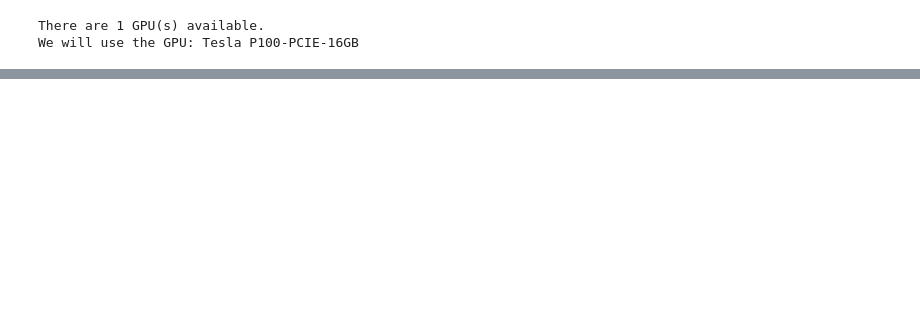
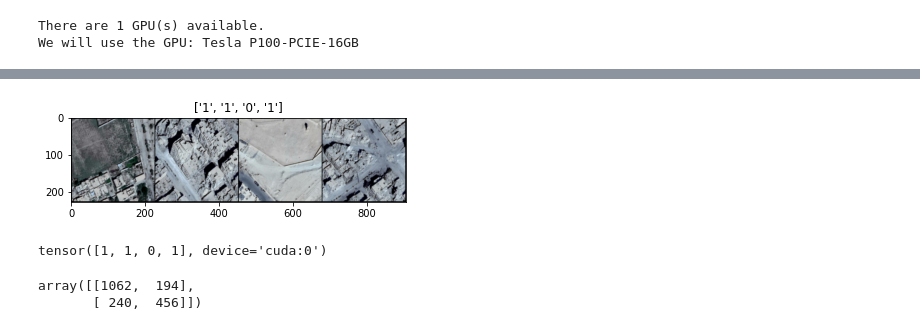
Before and after one commit to CesarRoaldes/destroyed_bluidings_detection, a Jupyter notebook: notebooks/transfer_learning.ipynb, the cells around one changed output, grey strips where cells are left out. Saved outputs shown, nothing was run; the diff lists cells and outputs as text; code cells hidden in the pictures; blank space fills up the shorter version.

```diff
--- a/notebooks/transfer_learning.ipynb
+++ b/notebooks/transfer_learning.ipynb
@@ -81,0 +304,27 @@ data_ezzor.head(3)
+# %%
+def imshow(inp, title=None):
+    """Imshow for Tensor."""
+    inp = inp.numpy().transpose((1, 2, 0))
+    #mean = np.array([0.485, 0.456, 0.406])
+    #std = np.array([0.229, 0.224, 0.225])
+    #inp = std * inp + mean
+    #inp = np.clip(inp, 0, 1)
+    plt.imshow(inp)
+    if title is not None:
+        plt.title(title)
+    plt.pause(0.001)  # pause a bit so that plots are updated
+
+
+# Get a batch of training data
+inputs_2, classes = (inputs.detach().cpu(), labels.detach().cpu())
+
+# Make a grid from batch
+out = torchvision.utils.make_grid(inputs_2)
+
+imshow(out, title=[class_names[x] for x in classes])
+# %% [output]
+[figure, added]
+# %%
+preds
+# %% [output]
+tensor([1, 1, 0, 1], device='cuda:0')
@@ -81,0 +333,5 @@ data_ezzor.head(3)
+# %%
+confusion_matrix(labels_test, preds_test)
+# %% [output]
+array([[1062,  194],
+       [ 240,  456]])
```
Also changed, not shown: parts of 27 cells of this notebook.
